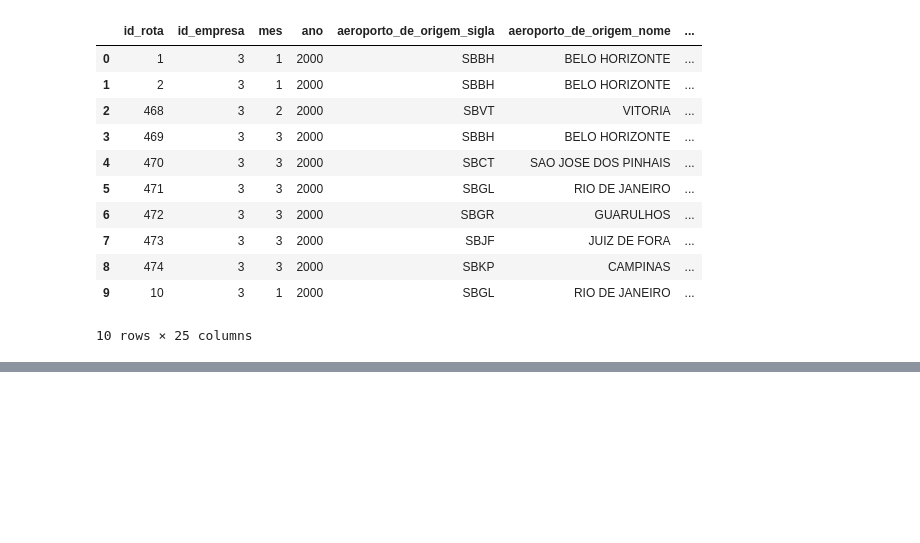
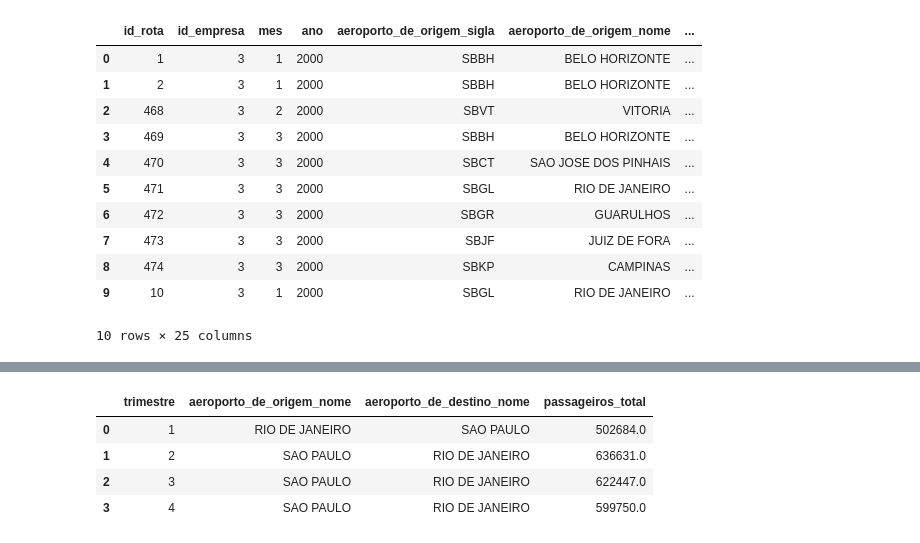
Before and after one commit to Vihelisa/Airlines-Dashboard---Projetos1-IFSP, a Jupyter notebook: teste.ipynb, the cells around one changed output, grey strips where cells are left out. Drawn from its saved outputs; the diff is of its cells as text; code cells hidden in the pictures; blank space fills up the shorter version.

```diff
--- a/teste.ipynb
+++ b/teste.ipynb
@@ -163,0 +68,28 @@ else:
+# %%
+
+# Supondo que o DataFrame se chama df
+# Criar colunas de ano e trimestre
+df_sazonal['mes'] = pd.to_datetime(df_sazonal['mes'], format='%m')  # Certificar-se de que a coluna 'mes' está no formato correto
+df_sazonal['trimestre'] = df_sazonal['mes'].dt.quarter
+
+# Calcular a procura total em cada trimestre (todos os anos)
+df_sazonal['passageiros_total'] = df_sazonal['passageiros_pagos'] + df_sazonal['passageiros_gratis']
+trimestre_total = df_sazonal.groupby('trimestre')['passageiros_total'].sum().reset_index()
+
+
+# Calcular a porcentagem de procura por trimestre
+#df_trimestre = df_sazonal.merge(trimestre_total, on='trimestre', suffixes=('', '_trimestre_total'))
+#df_trimestre['procura_porcentagem'] = (df_trimestre['passageiros_total'] / df_trimestre['passageiros_total_trimestre_total']) * 100
+
+
+# Calcular a procura total anual
+total_anual = df_sazonal['passageiros_total'].sum()
+
+# Calcular a porcentagem de procura por trimestre
+trimestre_total['procura_porcentagem'] = (trimestre_total['passageiros_total'] / total_anual) * 100
+
+
+# Encontrar o trajeto mais procurado em cada trimestre (todos os anos)
+trajeto_mais_procurado = df_sazonal.groupby(['trimestre', 'aeroporto_de_origem_nome', 'aeroporto_de_destino_nome'])['passageiros_total'].sum().reset_index()
+trajeto_mais_procurado = trajeto_mais_procurado.sort_values(by=['trimestre', 'passageiros_total'], ascending=[True, False])
+trajeto_mais_procurado = trajeto_mais_procurado.groupby('trimestre').first().reset_index()
@@ -182,0 +138,8 @@ df_filtrado.head()
+# %%
+trajeto_mais_procurado.head()
+# %% [output]
+|  | trimestre | aeroporto_de_origem_nome | aeroporto_de_destino_nome | passageiros_total |
+| 0 | 1 | RIO DE JANEIRO | SAO PAULO | 502684.0 |
+| 1 | 2 | SAO PAULO | RIO DE JANEIRO | 636631.0 |
+| 2 | 3 | SAO PAULO | RIO DE JANEIRO | 622447.0 |
+| 3 | 4 | SAO PAULO | RIO DE JANEIRO | 599750.0 |
```
Also changed, not shown: parts of 19 cells of this notebook, 5 other files.
